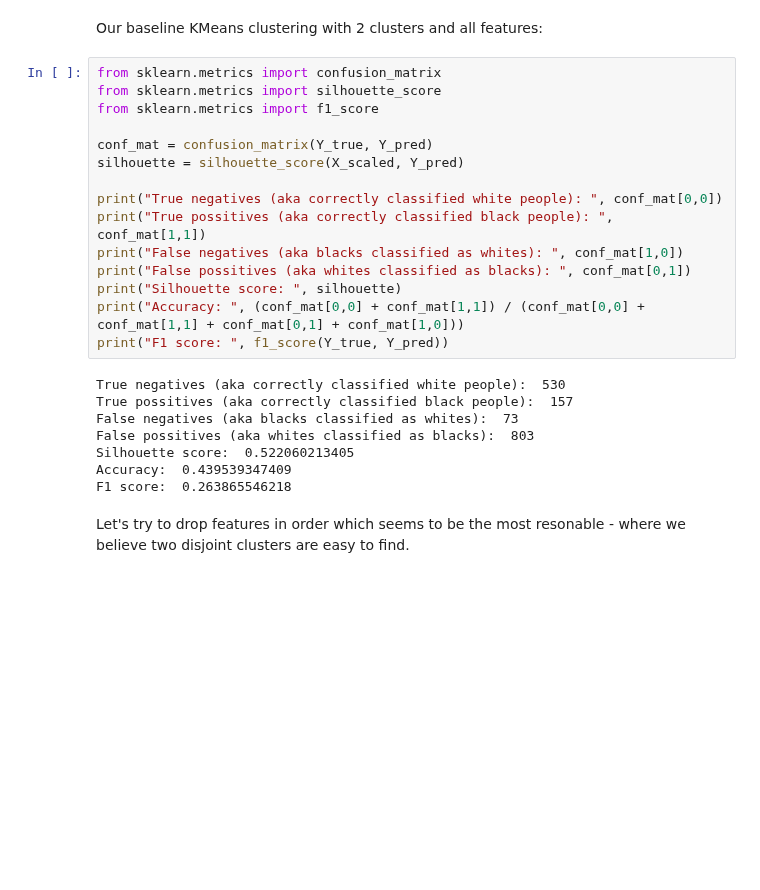
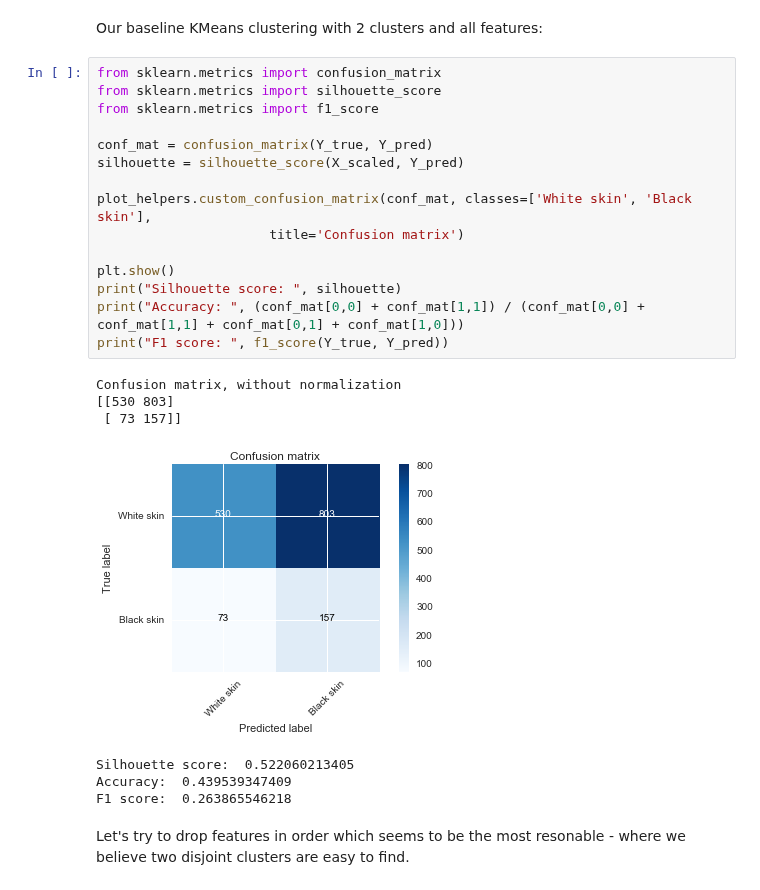
Before and after one commit to PaluchowskiMatthew/ADA-Kepler, a Jupyter notebook: 05 - Applied ML/Applied ML - ex 2.ipynb, the cells around one changed output. Saved outputs shown, nothing was run; the diff lists cells and outputs as text; blank space fills up the shorter version.

```diff
--- a/05 - Applied ML/Applied ML - ex 2.ipynb
+++ b/05 - Applied ML/Applied ML - ex 2.ipynb
@@ -605,26 +607,26 @@ Our baseline KMeans clustering with 2 clusters and all features:
 # %%
 from sklearn.metrics import confusion_matrix
 from sklearn.metrics import silhouette_score
 from sklearn.metrics import f1_score
 
 conf_mat = confusion_matrix(Y_true, Y_pred)
 silhouette = silhouette_score(X_scaled, Y_pred)
 
-print("True negatives (aka correctly classified white people): ", conf_mat[0,0])
-print("True possitives (aka correctly classified black people): ", conf_mat[1,1])
-print("False negatives (aka blacks classified as whites): ", conf_mat[1,0])
-print("False possitives (aka whites classified as blacks): ", conf_mat[0,1])
+plot_helpers.custom_confusion_matrix(conf_mat, classes=['White skin', 'Black skin'],
+                      title='Confusion matrix')
+
+plt.show()
 print("Silhouette score: ", silhouette)
 print("Accuracy: ", (conf_mat[0,0] + conf_mat[1,1]) / (conf_mat[0,0] + conf_mat[1,1] + conf_mat[0,1] + conf_mat[1,0]))
 print("F1 score: ", f1_score(Y_true, Y_pred))
 # %% [output]
-True negatives (aka correctly classified white people):  530
-True possitives (aka correctly classified black people):  157
-False negatives (aka blacks classified as whites):  73
-False possitives (aka whites classified as blacks):  803
-Silhouette score:  0.522060213405
-Accuracy:  0.439539347409
-F1 score:  0.263865546218
+Confusion matrix, without normalization
+[[530 803]
+ [ 73 157]]
+[figure, added]
+Silhouette score:  0.522060213405
+Accuracy:  0.439539347409
+F1 score:  0.263865546218
 # %% [markdown]
 Let's try to drop features in order which seems to be the most resonable - where we believe two disjoint clusters are easy to find.
 # %%
```
Also changed, not shown: parts of 11 cells of this notebook.
